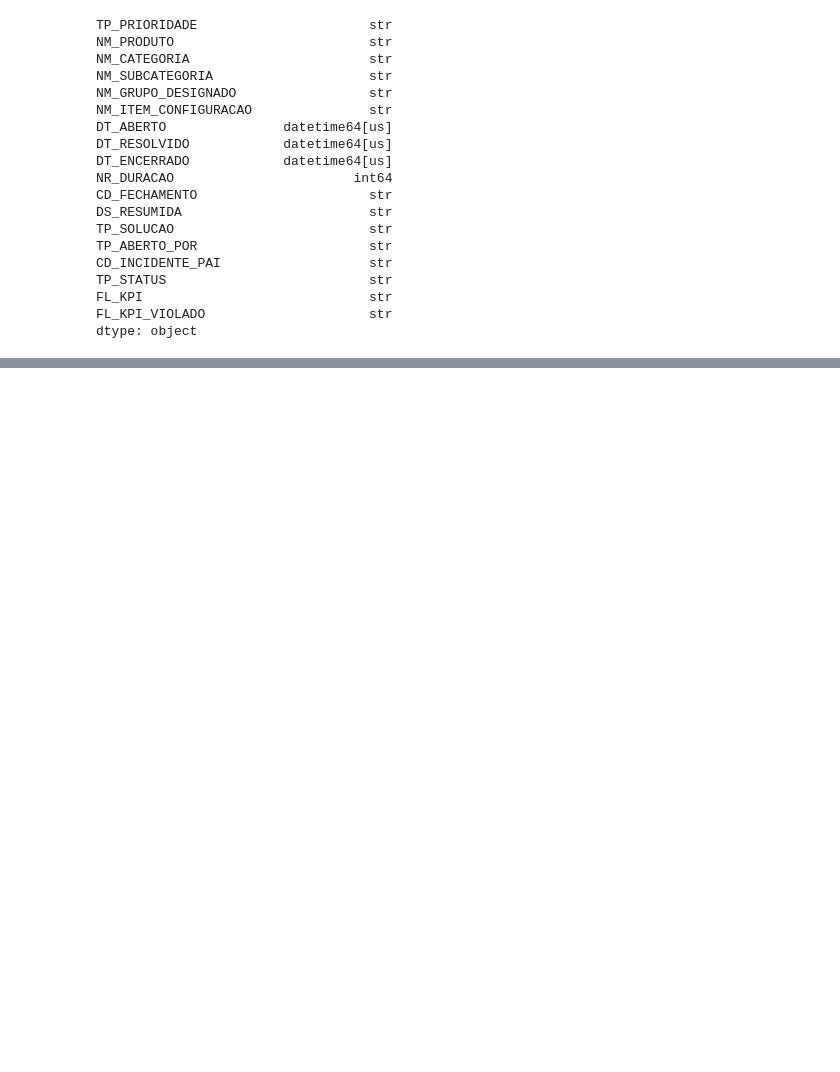
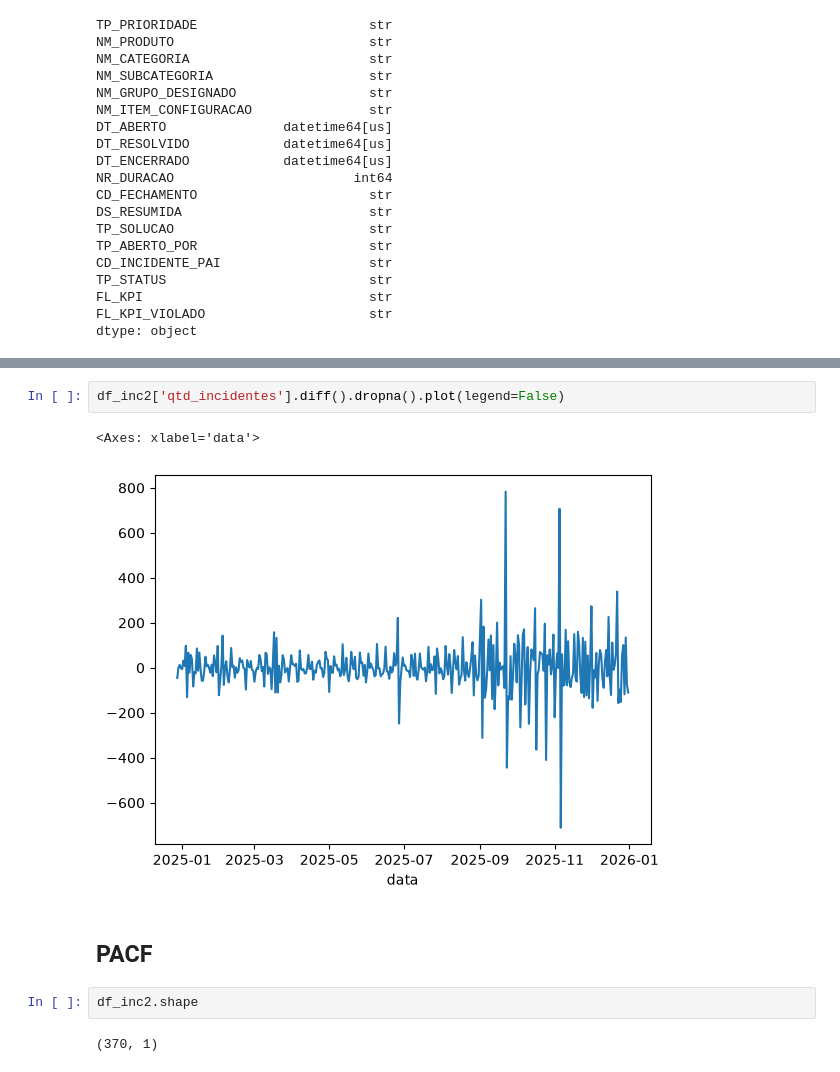
Before and after one commit to ZettaVyte/A_EYEHORUS_SENTINEL_EC_2026_FIAP_LOCAWEB, a Jupyter notebook: EDA.ipynb, the cells around one changed output, grey strips where cells are left out. Cells and saved outputs as stored; diff of their text form; blank space fills up the shorter version.

```diff
--- a/EDA.ipynb
+++ b/EDA.ipynb
@@ -99,0 +299,11 @@ ValueError: could not convert string to float: '3 - Média'
+# %%
+df_inc2['qtd_incidentes'].diff().dropna().plot(legend=False)
+# %% [output]
+<Axes: xlabel='data'>
+[figure, added]
+# %% [markdown]
+## PACF
+# %%
+df_inc2.shape
+# %% [output]
+(370, 1)
```
Also changed, not shown: parts of 77 cells of this notebook, 1 other file.
